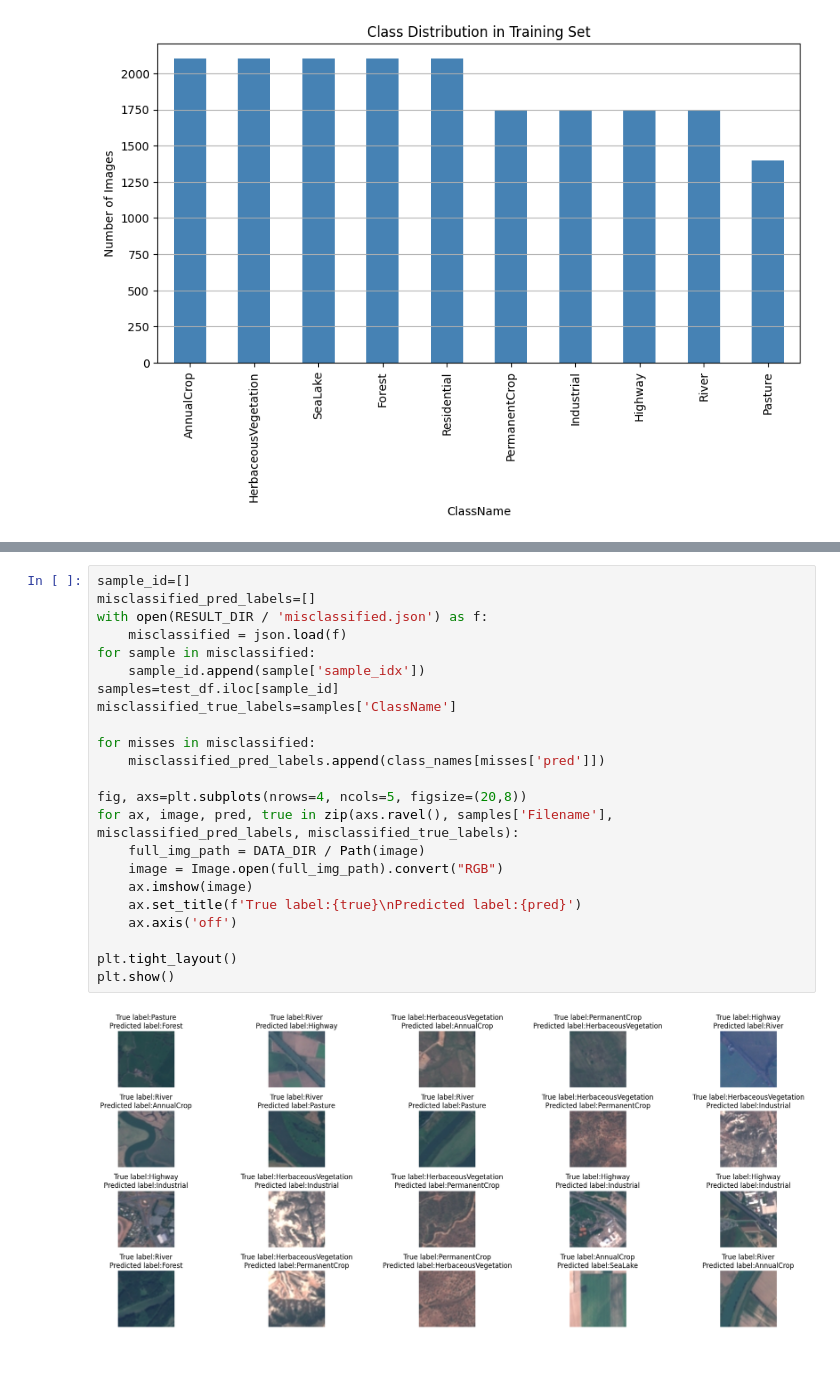
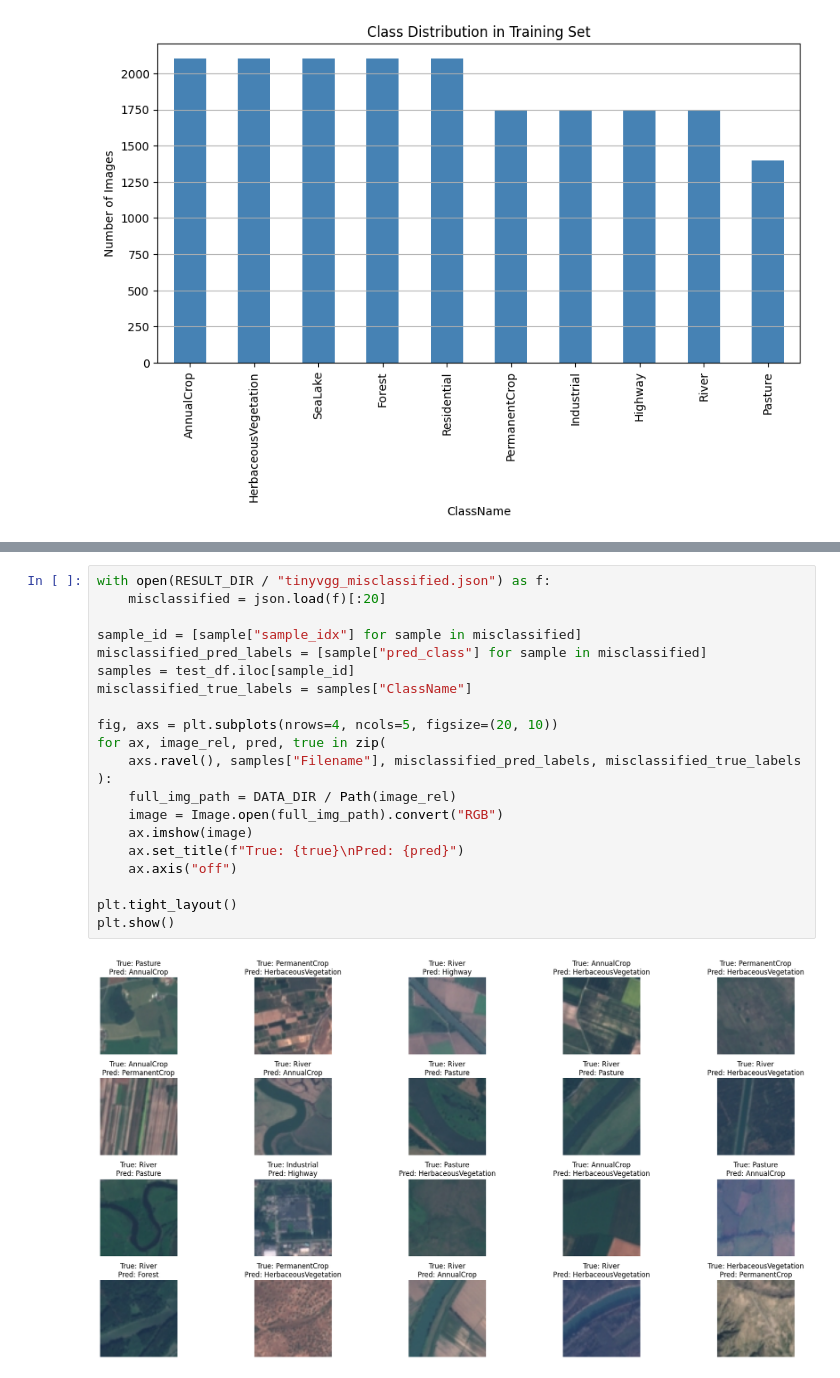
Before and after one commit to Saksham-mb/CNN-image-classification, a Jupyter notebook: notebooks/01_eda.ipynb, the cells around one changed output, grey strips where cells are left out. Saved outputs shown, nothing was run; the diff lists cells and outputs as text.

Commit message:
Updated EDA missclassified labels for resnet and tinyvgg

```diff
--- a/notebooks/01_eda.ipynb
+++ b/notebooks/01_eda.ipynb
@@ -67,25 +67,23 @@ plt.show()
 # %%
-sample_id=[]
-misclassified_pred_labels=[]
-with open(RESULT_DIR / 'misclassified.json') as f:
-    misclassified = json.load(f)
-for sample in misclassified:
-    sample_id.append(sample['sample_idx'])
-samples=test_df.iloc[sample_id]
-misclassified_true_labels=samples['ClassName']
+with open(RESULT_DIR / "tinyvgg_misclassified.json") as f:
+    misclassified = json.load(f)[:20]
 
-for misses in misclassified:
-    misclassified_pred_labels.append(class_names[misses['pred']])
+sample_id = [sample["sample_idx"] for sample in misclassified]
+misclassified_pred_labels = [sample["pred_class"] for sample in misclassified]
+samples = test_df.iloc[sample_id]
+misclassified_true_labels = samples["ClassName"]
 
-fig, axs=plt.subplots(nrows=4, ncols=5, figsize=(20,8))
-for ax, image, pred, true in zip(axs.ravel(), samples['Filename'], misclassified_pred_labels, misclassified_true_labels):
-    full_img_path = DATA_DIR / Path(image)
+fig, axs = plt.subplots(nrows=4, ncols=5, figsize=(20, 10))
+for ax, image_rel, pred, true in zip(
+    axs.ravel(), samples["Filename"], misclassified_pred_labels, misclassified_true_labels
+):
+    full_img_path = DATA_DIR / Path(image_rel)
     image = Image.open(full_img_path).convert("RGB")
     ax.imshow(image)
-    ax.set_title(f'True label:{true}\nPredicted label:{pred}')
-    ax.axis('off')
+    ax.set_title(f"True: {true}\nPred: {pred}")
+    ax.axis("off")
 
 plt.tight_layout()
 plt.show()
 # %% [output]
-[figure, old version]
+[figure, new version]
```
Also changed, not shown: parts of 3 cells of this notebook.
